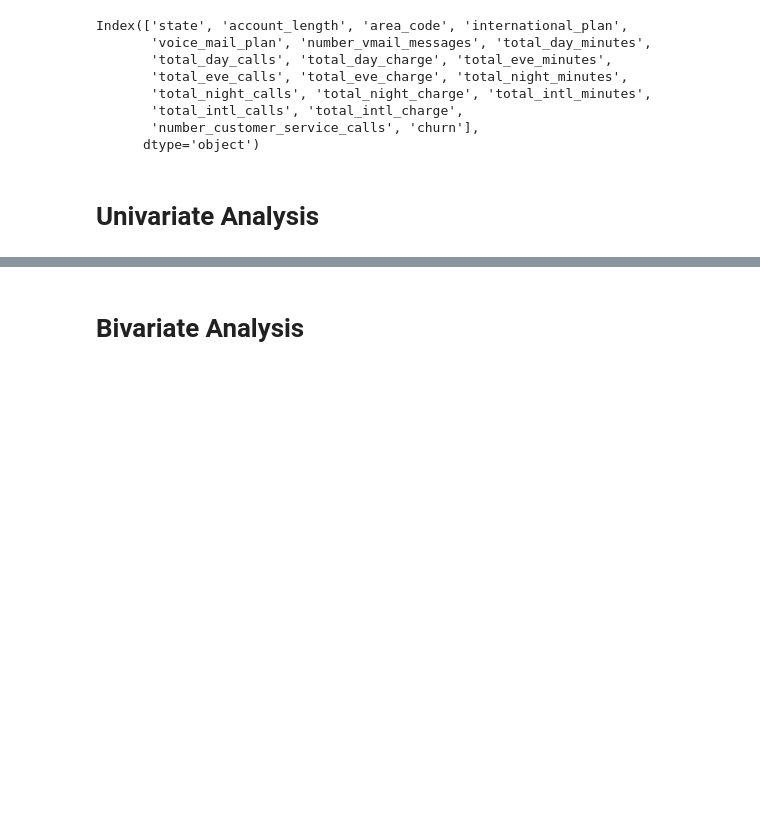
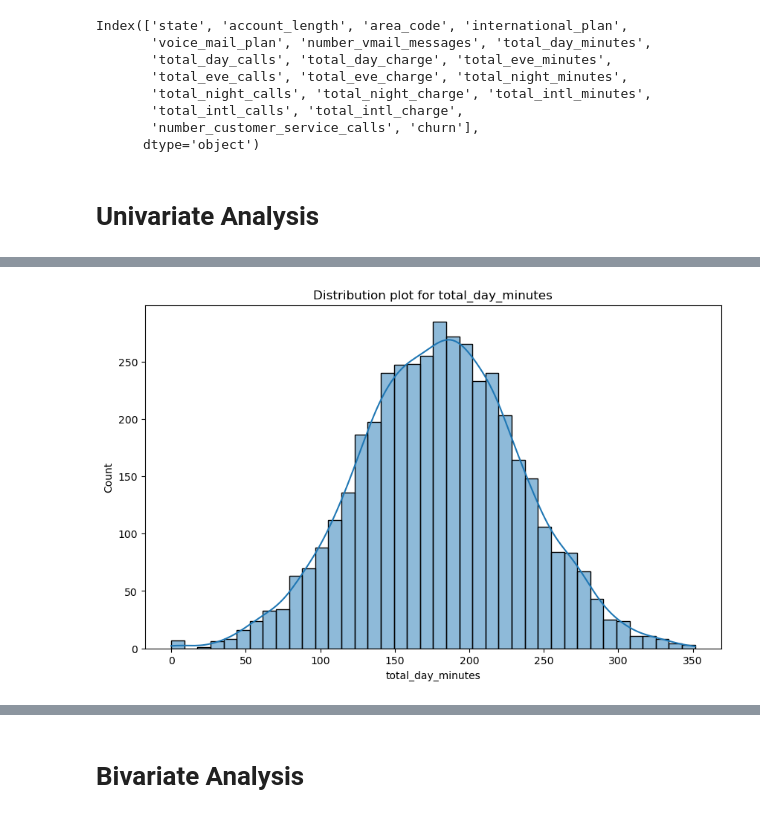
Before and after one commit to kazeemolaitanmusbau/customer-churn-prediction, a Jupyter notebook: Data Exploration.ipynb, the cells around one changed output, grey strips where cells are left out. Saved outputs shown, nothing was run; the diff lists cells and outputs as text; code cells hidden in the pictures; blank space fills up the shorter version.

```diff
--- a/Data Exploration.ipynb
+++ b/Data Exploration.ipynb
@@ -104,0 +128,4 @@ for i in train.select_dtypes(include=np.number).columns:
+# %%
+histplot("total_day_minutes")
+# %% [output]
+[figure, added]
```
Also changed, not shown: parts of 34 cells of this notebook.
